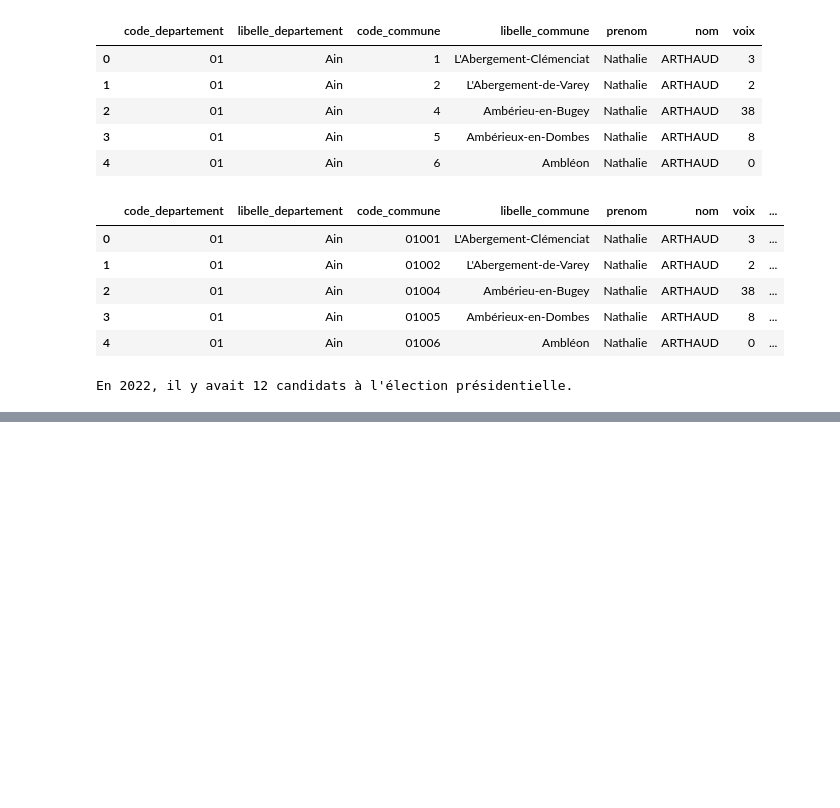
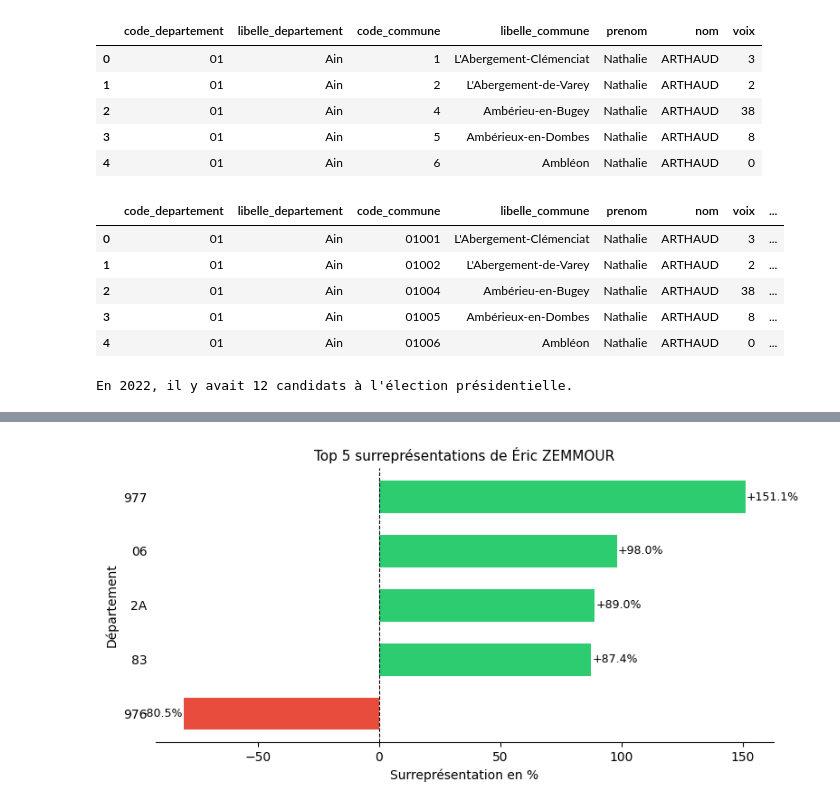
Before and after one commit to Id-bella/Projet_data, a Jupyter notebook: DM_notebook.ipynb, the cells around one changed output, grey strips where cells are left out. Drawn from its saved outputs; the diff is of its cells as text; code cells hidden in the pictures; blank space fills up the shorter version.

```diff
--- a/DM_notebook.ipynb
+++ b/DM_notebook.ipynb
@@ -181,0 +323,10 @@ score_departements.head(20)
+# %%
+# Question 6
+score_departements["surrepresentation"] = (
+    (score_departements["score"] - score_departements["score_national"])
+    / score_departements["score_national"]
+    * 100
+).round(2)
+
+# Vérification sur l'Aude (11)
+score_departements[score_departements['code_departement'] == '11'].head(5)
@@ -181,0 +340,72 @@ score_departements.head(20)
+# %%
+import matplotlib.pyplot as plt
+
+def plot_surrepresentation(nom, score_departements, top_n=5):
+    """
+    Affiche un graphique en barres horizontales des départements
+    où un candidat est le plus sur/sous-représenté.
+
+    Parameters
+    ----------
+    nom : str
+        Nom ou partie du nom du candidat (ex: "ZEMMOUR", "Marine")
+    score_departements : pd.DataFrame
+        DataFrame contenant la colonne 'surrepresentation'
+    top_n : int
+        Nombre de départements à afficher (défaut: 5)
+    """
+
+    # On effectue un traitement pour vérifier que la chaîne entrée correspond bien à un candidat
+    candidat_nom = chercher_candidat(nom, score_departements)
+    print(f"Candidat trouvé : {candidat_nom}")
+
+    # Filtrer pour le candidat
+    df_candidat = (
+        score_departements[score_departements["candidat"] == candidat_nom]
+        .copy()
+        .assign(abs_surr=lambda x: x["surrepresentation"].abs())
+        .sort_values("abs_surr", ascending=False)
+        .head(top_n)
+        .sort_values("surrepresentation")
+    )
+
+    # Couleurs
+    colors = ["#e74c3c" if v < 0 else "#2ecc71" for v in df_candidat["surrepresentation"]]
+
+    # Figure minimaliste
+    fig, ax = plt.subplots(figsize=(8, 4))
+
+    bars = ax.barh(
+        df_candidat["code_departement"],
+        df_candidat["surrepresentation"],
+        color=colors,
+        height=0.6
+    )
+
+    ax.axvline(x=0, color="black", linewidth=0.8, linestyle="--")
+
+    for bar, val in zip(bars, df_candidat["surrepresentation"]):
+        ax.text(
+            bar.get_width() + (0.5 if val >= 0 else -0.5),
+            bar.get_y() + bar.get_height() / 2,
+            f"{val:+.1f}%",
+            va="center",
+            ha="left" if val >= 0 else "right",
+            fontsize=9
+        )
+
+    ax.set_title(f"Top {top_n} surreprésentations de {candidat_nom}", fontsize=11)
+    ax.set_xlabel("Surreprésentation en %")
+    ax.set_ylabel("Département")
+    ax.spines[["top", "right", "left"]].set_visible(False)
+    ax.tick_params(left=False)
+
+    plt.tight_layout()
+    plt.show()
+
+
+# Exemple d'utilisation
+plot_surrepresentation("ZEMMOUR", score_departements, 5)
+plot_surrepresentation("MÉLENCHON", score_departements)
+plot_surrepresentation("Le pen", score_departements)
+# %% [output]
@@ -181,0 +413 @@ score_departements.head(20)
+[figure, added]
```
Also changed, not shown: parts of 19 cells of this notebook.
